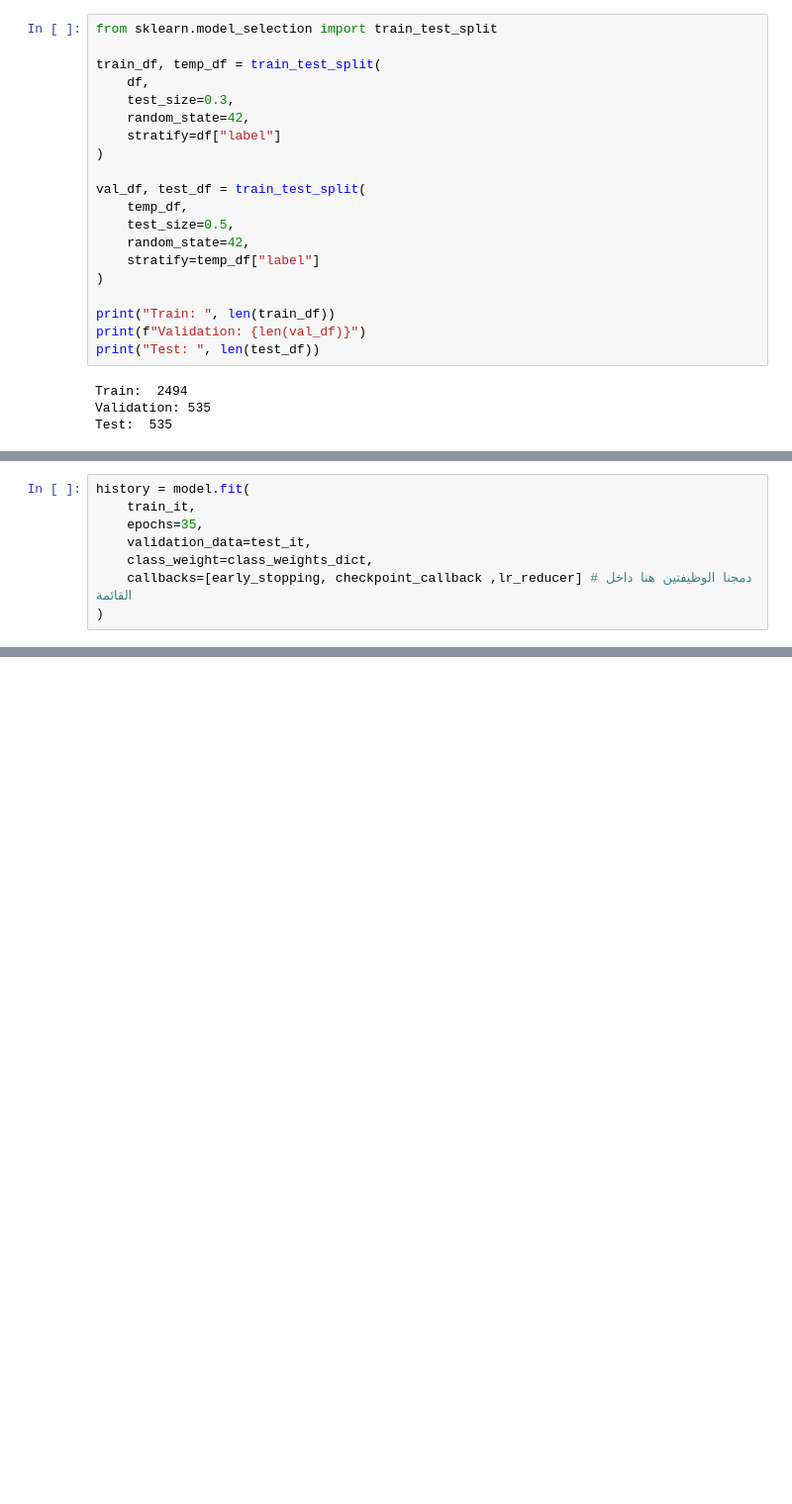
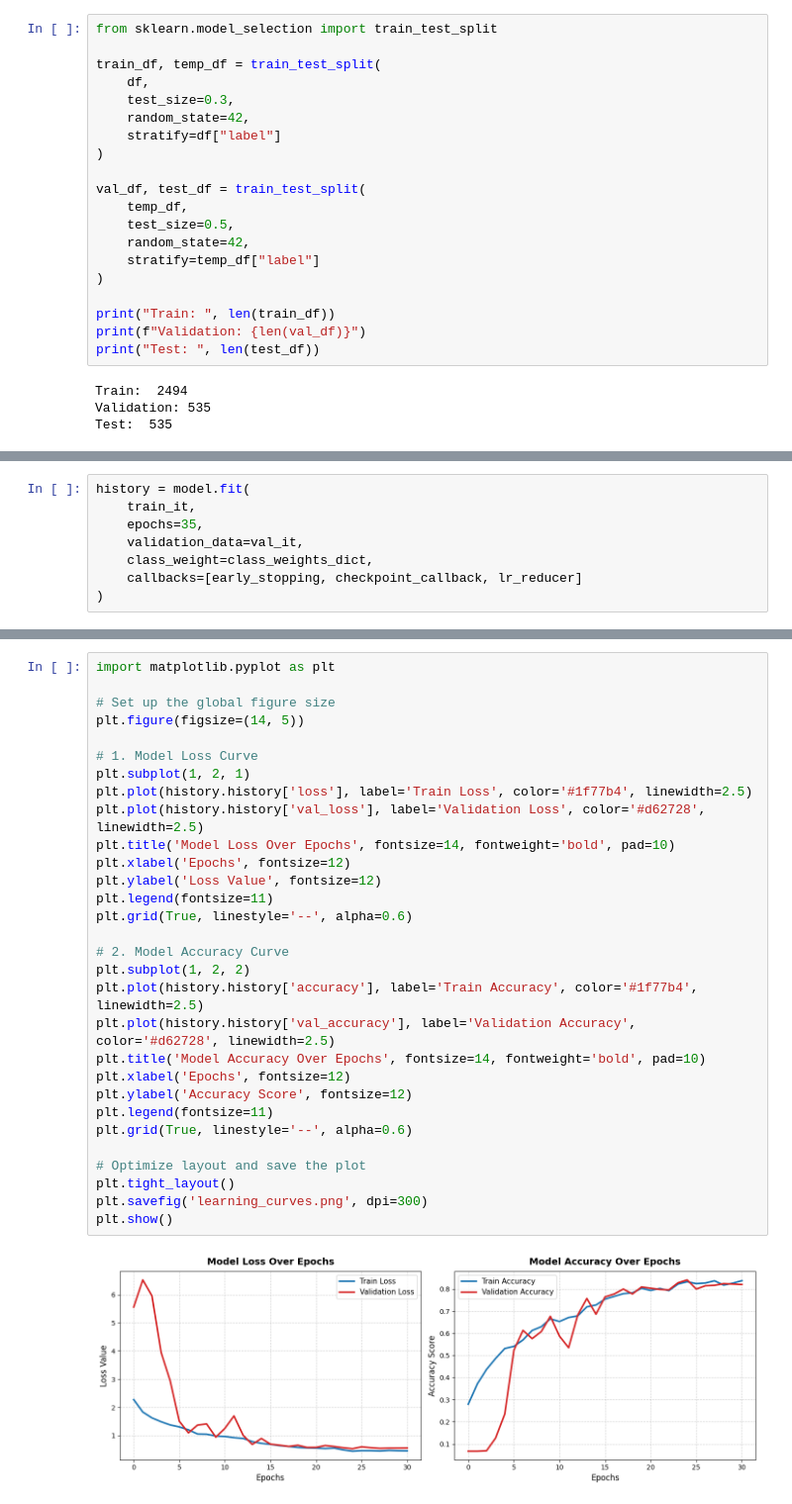
Before and after one commit to alwhshalkasr267-design/FinalProject, a Jupyter notebook: finalproject_2.ipynb, the cells around one changed output, grey strips where cells are left out. Shown at 99% size. Saved outputs shown, nothing was run; the diff lists cells and outputs as text; blank space fills up the shorter version.

```diff
--- a/finalproject_2.ipynb
+++ b/finalproject_2.ipynb
@@ -283,9 +323,9 @@ lr_reducer = ReduceLROnPlateau(
 history = model.fit(
     train_it,
     epochs=35,
-    validation_data=test_it,
+    validation_data=val_it,
     class_weight=class_weights_dict,
-    callbacks=[early_stopping, checkpoint_callback ,lr_reducer] # دمجنا الوظيفتين هنا داخل القائمة
+    callbacks=[early_stopping, checkpoint_callback, lr_reducer]
 )
 # %% [output]
 Epoch 1/35
@@ -330,0 +423,32 @@ weighted avg       0.85      0.84      0.84       535
+# %%
+import matplotlib.pyplot as plt
+
+# Set up the global figure size
+plt.figure(figsize=(14, 5))
+
+# 1. Model Loss Curve
+plt.subplot(1, 2, 1)
+plt.plot(history.history['loss'], label='Train Loss', color='#1f77b4', linewidth=2.5)
+plt.plot(history.history['val_loss'], label='Validation Loss', color='#d62728', linewidth=2.5)
+plt.title('Model Loss Over Epochs', fontsize=14, fontweight='bold', pad=10)
+plt.xlabel('Epochs', fontsize=12)
+plt.ylabel('Loss Value', fontsize=12)
+plt.legend(fontsize=11)
+plt.grid(True, linestyle='--', alpha=0.6)
+
+# 2. Model Accuracy Curve
+plt.subplot(1, 2, 2)
+plt.plot(history.history['accuracy'], label='Train Accuracy', color='#1f77b4', linewidth=2.5)
+plt.plot(history.history['val_accuracy'], label='Validation Accuracy', color='#d62728', linewidth=2.5)
+plt.title('Model Accuracy Over Epochs', fontsize=14, fontweight='bold', pad=10)
+plt.xlabel('Epochs', fontsize=12)
+plt.ylabel('Accuracy Score', fontsize=12)
+plt.legend(fontsize=11)
+plt.grid(True, linestyle='--', alpha=0.6)
+
+# Optimize layout and save the plot
+plt.tight_layout()
+plt.savefig('learning_curves.png', dpi=300)
+plt.show()
+# %% [output]
+[figure, added]
```
Also changed, not shown: parts of 29 cells of this notebook.
